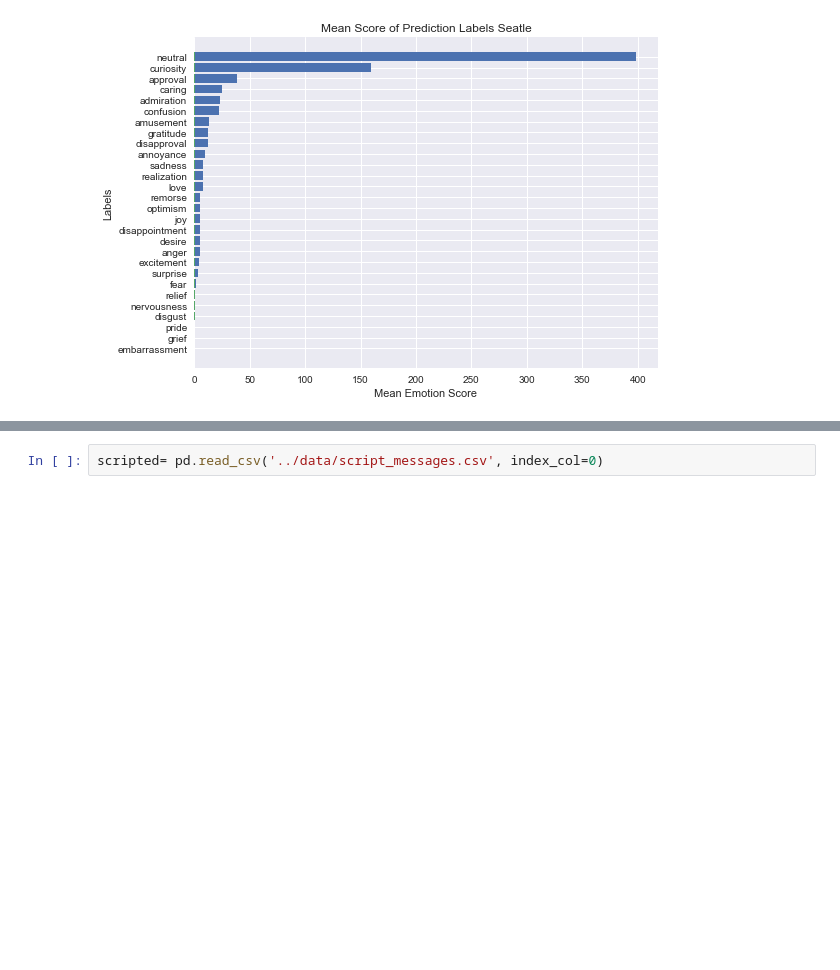
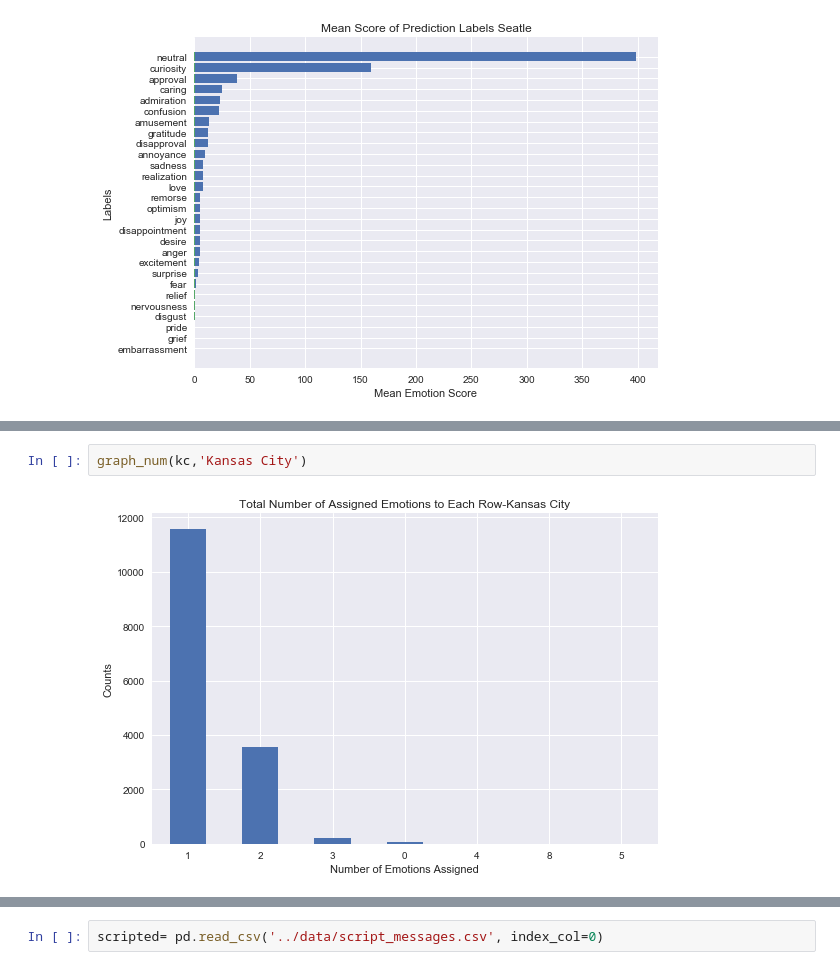
Before and after one commit to cdolfi/epik_open, a Jupyter notebook: notebooks/patrol_analysis.ipynb, the cells around one changed output, grey strips where cells are left out. Cells and saved outputs as stored; diff of their text form; blank space fills up the shorter version.

```diff
--- a/notebooks/patrol_analysis.ipynb
+++ b/notebooks/patrol_analysis.ipynb
@@ -238,0 +247,4 @@ graph_freq(anchorage,'Anchorage')
+# %%
+graph_num(kc,'Kansas City')
+# %% [output]
+[figure, added]
```
Also changed, not shown: parts of 24 cells of this notebook.
